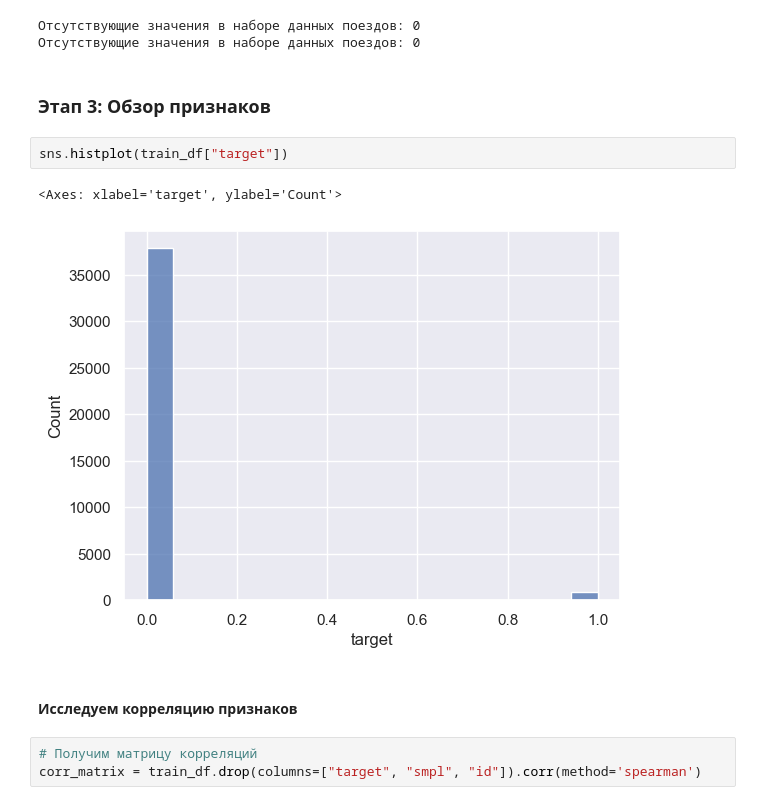
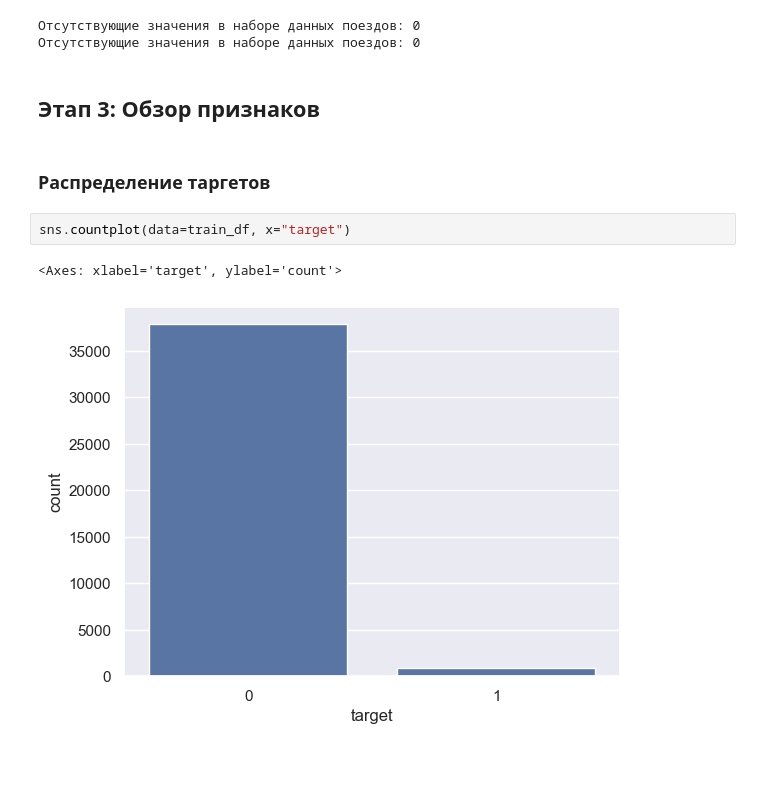
Before and after one commit to sky-devel/credit-scoring-legal-entities, a Jupyter notebook: main.ipynb, the cells around one changed output. Drawn from its saved outputs; the diff is of its cells as text; blank space fills up the shorter version.

```diff
--- a/main.ipynb
+++ b/main.ipynb
@@ -73,14 +93,11 @@ print('Отсутствующие значения в наборе данных
 Отсутствующие значения в наборе данных поездов: 0
 Отсутствующие значения в наборе данных поездов: 0
 # %% [markdown]
-### Этап 3: Обзор признаков
+## Этап 3: Обзор признаков
+# %% [markdown]
+### Распределение таргетов
 # %%
-sns.histplot(train_df["target"])
+sns.countplot(data=train_df, x="target")
 # %% [output]
-<Axes: xlabel='target', ylabel='Count'>
+<Axes: xlabel='target', ylabel='count'>
-[figure, old version]
+[figure, new version]
-# %% [markdown]
-#### Исследуем корреляцию признаков
-# %%
-# Получим матрицу корреляций
-corr_matrix = train_df.drop(columns=["target", "smpl", "id"]).corr(method='spearman')
```
Also changed, not shown: parts of 16 cells of this notebook.
